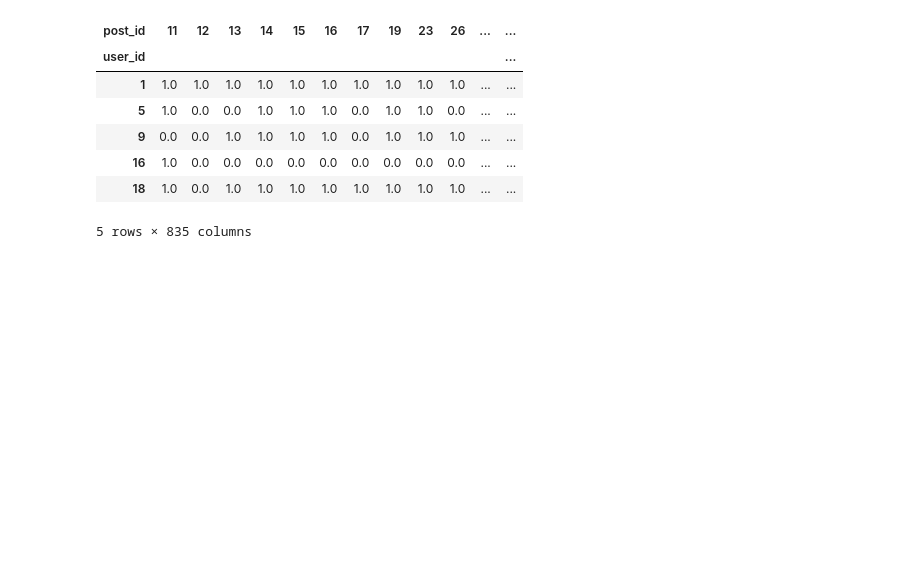
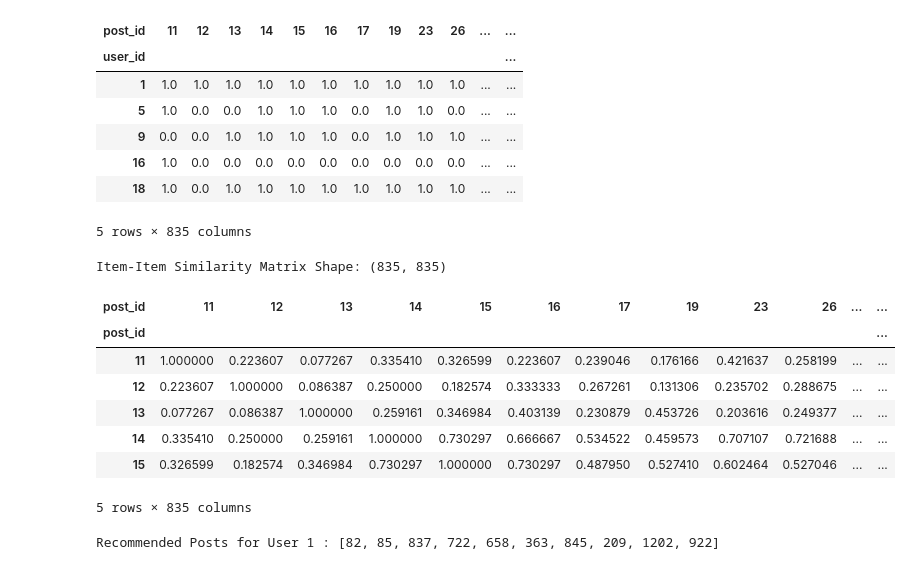
Before and after one commit to rjacaac211/Video-Recommendation-Assignment-Acaac, a Jupyter notebook: notebooks/recommendations_algorithms_0.ipynb, the cells around one changed output. Cells and saved outputs as stored; diff of their text form; code cells hidden in the pictures; blank space fills up the shorter version.

```diff
--- a/notebooks/recommendations_algorithms.ipynb
+++ b/notebooks/recommendations_algorithms_0.ipynb
@@ -362,3 +346,31 @@ User-Post Matrix Shape: (831, 835)
 | 16 | 1.0 | 0.0 | 0.0 | 0.0 | 0.0 | 0.0 | 0.0 | 0.0 | 0.0 | 0.0 | ... | ... |
 | 18 | 1.0 | 0.0 | 1.0 | 1.0 | 1.0 | 1.0 | 1.0 | 1.0 | 1.0 | 1.0 | ... | ... |
 5 rows × 835 columns
+# %%
+from sklearn.metrics.pairwise import cosine_similarity
+
+# Transpose the matrix so that rows represent posts
+post_user_matrix = user_post_matrix.T
+
+# Compute cosine similarity between posts
+item_similarity_matrix = cosine_similarity(post_user_matrix)
+
+# Convert the similarity matrix into a DataFrame for easy interpretation
+item_similarity_df = pd.DataFrame(
+    item_similarity_matrix,
+    index=user_post_matrix.columns,
+    columns=user_post_matrix.columns
+)
+
+print("Item-Item Similarity Matrix Shape:", item_similarity_df.shape)
+item_similarity_df.head()
+# %% [output]
+Item-Item Similarity Matrix Shape: (835, 835)
+| post_id | 11 | 12 | 13 | 14 | 15 | 16 | 17 | 19 | 23 | 26 | ... | ... |
+| post_id |  |  |  |  |  |  |  |  |  |  |  | ... |
+| 11 | 1.000000 | 0.223607 | 0.077267 | 0.335410 | 0.326599 | 0.223607 | 0.239046 | 0.176166 | 0.421637 | 0.258199 | ... | ... |
+| 12 | 0.223607 | 1.000000 | 0.086387 | 0.250000 | 0.182574 | 0.333333 | 0.267261 | 0.131306 | 0.235702 | 0.288675 | ... | ... |
+| 13 | 0.077267 | 0.086387 | 1.000000 | 0.259161 | 0.346984 | 0.403139 | 0.230879 | 0.453726 | 0.203616 | 0.249377 | ... | ... |
+| 14 | 0.335410 | 0.250000 | 0.259161 | 1.000000 | 0.730297 | 0.666667 | 0.534522 | 0.459573 | 0.707107 | 0.721688 | ... | ... |
+| 15 | 0.326599 | 0.182574 | 0.346984 | 0.730297 | 1.000000 | 0.730297 | 0.487950 | 0.527410 | 0.602464 | 0.527046 | ... | ... |
+5 rows × 835 columns
@@ -364,0 +405,8 @@ User-Post Matrix Shape: (831, 835)
+# %%
+# Test the function with a sample user
+sample_user_id = 1  # Replace with a valid user_id from your dataset
+recommended_posts = recommend_posts(sample_user_id, user_post_matrix, item_similarity_df)
+
+print("Recommended Posts for User", sample_user_id, ":", recommended_posts)
+# %% [output]
+Recommended Posts for User 1 : [82, 85, 837, 722, 658, 363, 845, 209, 1202, 922]
```
Also changed, not shown: parts of 4 cells of this notebook.
